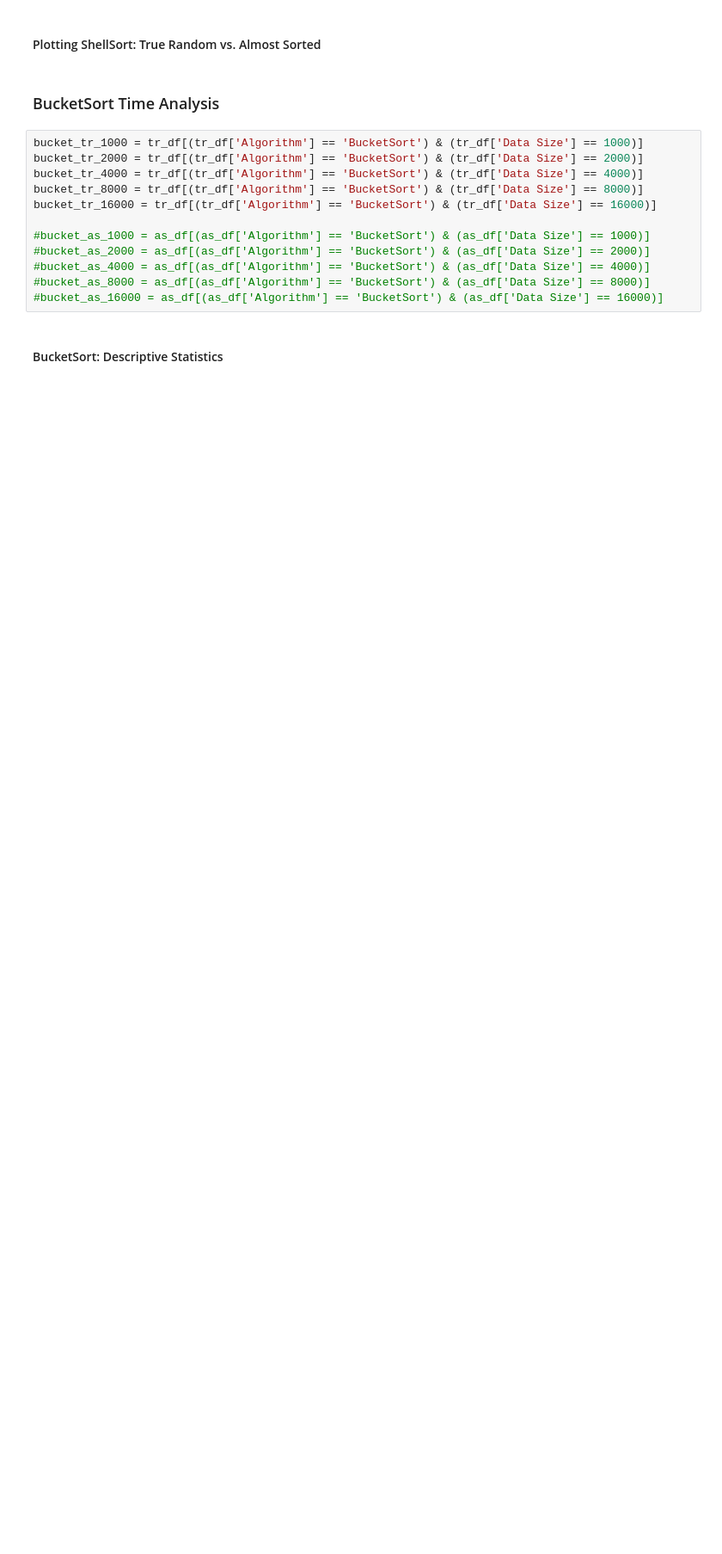
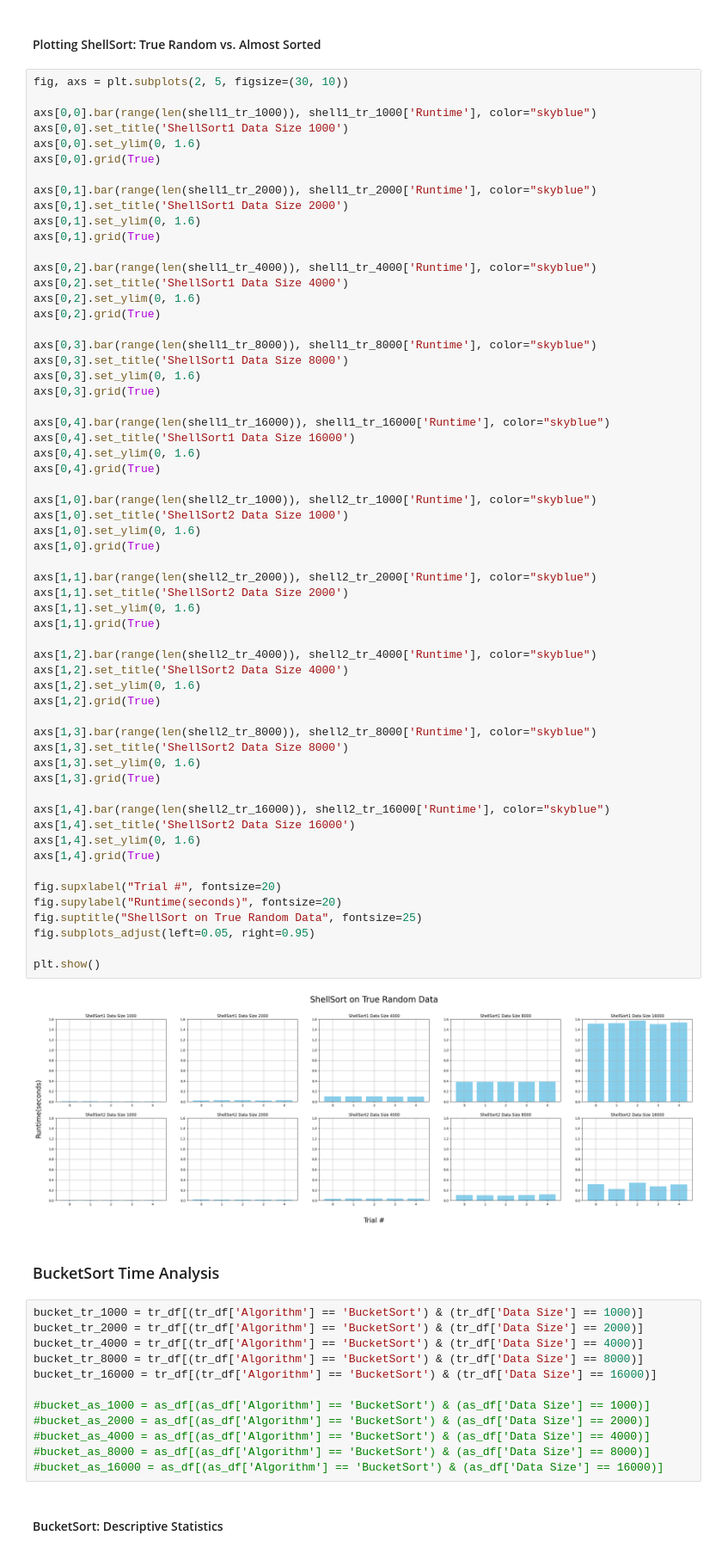
Before and after one commit to pjamespz/SCHOOL-intro-sorts, a Jupyter notebook: figures.ipynb, the cells around one changed output. Shown at 86% size. Drawn from its saved outputs; the diff is of its cells as text; blank space fills up the shorter version.

```diff
--- a/figures.ipynb
+++ b/figures.ipynb
@@ -188,5 +345,66 @@ shell_tr_16000 = tr_df[(tr_df['Algorithm'] == 'ShellSort') & (tr_df['Data Size']
 # %% [markdown]
 #### Plotting ShellSort: True Random vs. Almost Sorted
+# %%
+fig, axs = plt.subplots(2, 5, figsize=(30, 10))
+
+axs[0,0].bar(range(len(shell1_tr_1000)), shell1_tr_1000['Runtime'], color="skyblue")
+axs[0,0].set_title('ShellSort1 Data Size 1000')
+axs[0,0].set_ylim(0, 1.6)
+axs[0,0].grid(True)
+
+axs[0,1].bar(range(len(shell1_tr_2000)), shell1_tr_2000['Runtime'], color="skyblue")
+axs[0,1].set_title('ShellSort1 Data Size 2000')
+axs[0,1].set_ylim(0, 1.6)
+axs[0,1].grid(True)
+
+axs[0,2].bar(range(len(shell1_tr_4000)), shell1_tr_4000['Runtime'], color="skyblue")
+axs[0,2].set_title('ShellSort1 Data Size 4000')
+axs[0,2].set_ylim(0, 1.6)
+axs[0,2].grid(True)
+
+axs[0,3].bar(range(len(shell1_tr_8000)), shell1_tr_8000['Runtime'], color="skyblue")
+axs[0,3].set_title('ShellSort1 Data Size 8000')
+axs[0,3].set_ylim(0, 1.6)
+axs[0,3].grid(True)
+
+axs[0,4].bar(range(len(shell1_tr_16000)), shell1_tr_16000['Runtime'], color="skyblue")
+axs[0,4].set_title('ShellSort1 Data Size 16000')
+axs[0,4].set_ylim(0, 1.6)
+axs[0,4].grid(True)
+
+axs[1,0].bar(range(len(shell2_tr_1000)), shell2_tr_1000['Runtime'], color="skyblue")
+axs[1,0].set_title('ShellSort2 Data Size 1000')
+axs[1,0].set_ylim(0, 1.6)
+axs[1,0].grid(True)
+
+axs[1,1].bar(range(len(shell2_tr_2000)), shell2_tr_2000['Runtime'], color="skyblue")
+axs[1,1].set_title('ShellSort2 Data Size 2000')
+axs[1,1].set_ylim(0, 1.6)
+axs[1,1].grid(True)
+
+axs[1,2].bar(range(len(shell2_tr_4000)), shell2_tr_4000['Runtime'], color="skyblue")
+axs[1,2].set_title('ShellSort2 Data Size 4000')
+axs[1,2].set_ylim(0, 1.6)
+axs[1,2].grid(True)
+
+axs[1,3].bar(range(len(shell2_tr_8000)), shell2_tr_8000['Runtime'], color="skyblue")
+axs[1,3].set_title('ShellSort2 Data Size 8000')
+axs[1,3].set_ylim(0, 1.6)
+axs[1,3].grid(True)
+
+axs[1,4].bar(range(len(shell2_tr_16000)), shell2_tr_16000['Runtime'], color="skyblue")
+axs[1,4].set_title('ShellSort2 Data Size 16000')
+axs[1,4].set_ylim(0, 1.6)
+axs[1,4].grid(True)
+
+fig.supxlabel("Trial #", fontsize=20)
+fig.supylabel("Runtime(seconds)", fontsize=20)
+fig.suptitle("ShellSort on True Random Data", fontsize=25)
+fig.subplots_adjust(left=0.05, right=0.95)
+
+plt.show()
+# %% [output]
+[figure, added]
 # %% [markdown]
 ### BucketSort Time Analysis
 # %%
```
Also changed, not shown: parts of 14 cells of this notebook, 1 other file.
